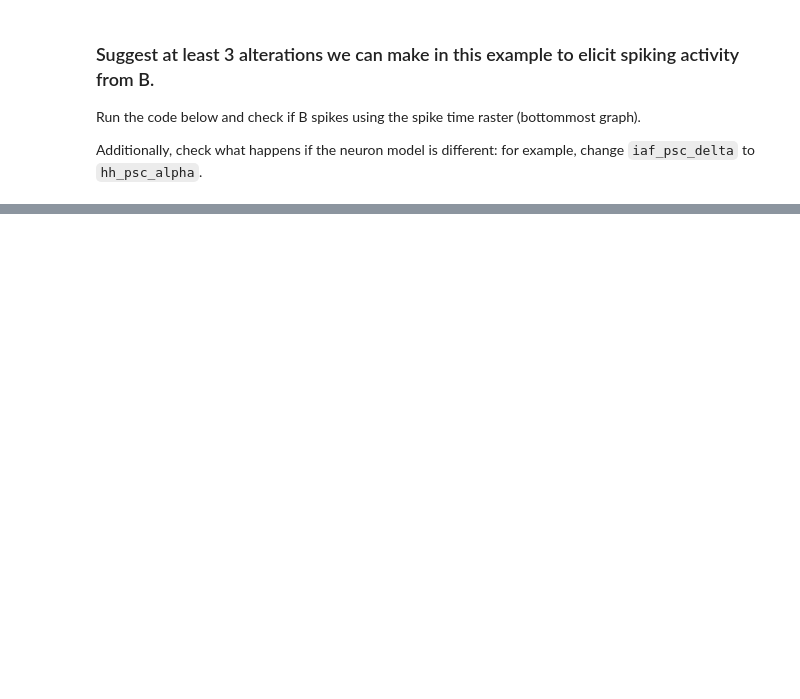
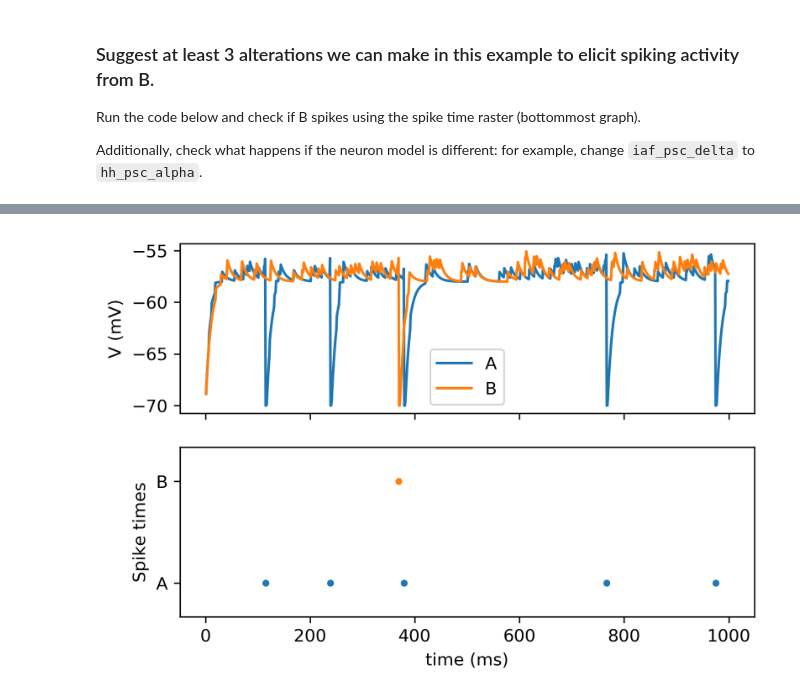
Before and after one commit to oist-ncbc/skill-pill-plus, a Jupyter notebook: Tutorial-3_Synapses-and-Networks/Synapses.ipynb, the cells around one changed output, grey strips where cells are left out. Saved outputs shown, nothing was run; the diff lists cells and outputs as text; code cells hidden in the pictures; blank space fills up the shorter version.

Commit message:
add reciprocal connection exercise

```diff
--- a/Tutorial-3_Synapses-and-Networks/Synapses.ipynb
+++ b/Tutorial-3_Synapses-and-Networks/Synapses.ipynb
@@ -351,0 +364,31 @@ plot2neurons(multimeter_A, multimeter_B, spikedetector_A, spikedetector_B)
+# %%
+nest.ResetKernel()
+
+neuron_A = nest.Create("iaf_psc_delta", 1, {"I_e": 300.0})
+
+multimeter_A = nest.Create("multimeter", params={"withtime": True, "record_from":["V_m"]})
+spikedetector_A = nest.Create("spike_detector", params={"withgid": True, "withtime": True})
+
+nest.Connect(multimeter_A, neuron_A)
+nest.Connect(neuron_A, spikedetector_A)
+
+neuron_B = nest.Create("iaf_psc_delta", 1, {"I_e": 300.0})
+
+multimeter_B = nest.Create("multimeter", params={"withtime": True, "record_from":["V_m"]})
+spikedetector_B = nest.Create("spike_detector", params={"withgid": True, "withtime": True})
+
+nest.Connect(multimeter_B, neuron_B)
+nest.Connect(neuron_B, spikedetector_B)
+
+noise = nest.Create("poisson_generator", 1, {"rate": 100.})
+
+nest.Connect(noise, neuron_A, syn_spec={"model": "static_synapse", "weight": 1.})
+nest.Connect(noise, neuron_B, syn_spec={"model": "static_synapse", "weight": 1.})
+
+nest.Connect(neuron_A, neuron_B, {"rule": "one_to_one"}, {"model": "static_synapse", "weight": 1., "delay": 10.})
+nest.Connect(neuron_B, neuron_A, {"rule": "one_to_one"}, {"model": "static_synapse", "weight": 1., "delay": 10.})
+
+nest.Simulate(1000.0)
+plot2neurons(multimeter_A, multimeter_B, spikedetector_A, spikedetector_B)
+# %% [output]
+[figure, added]
```
Also changed, not shown: parts of 12 cells of this notebook, 1 other file.
